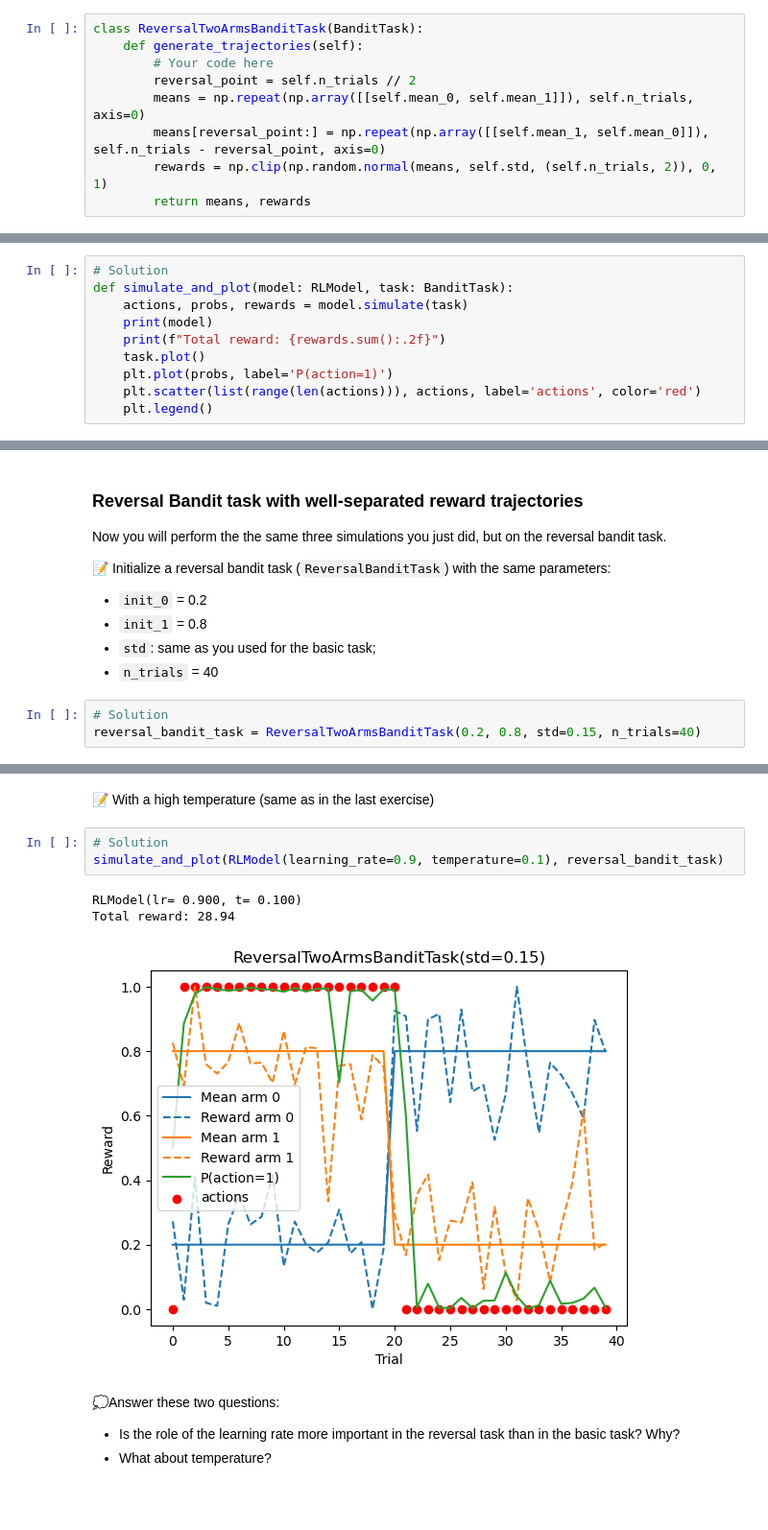
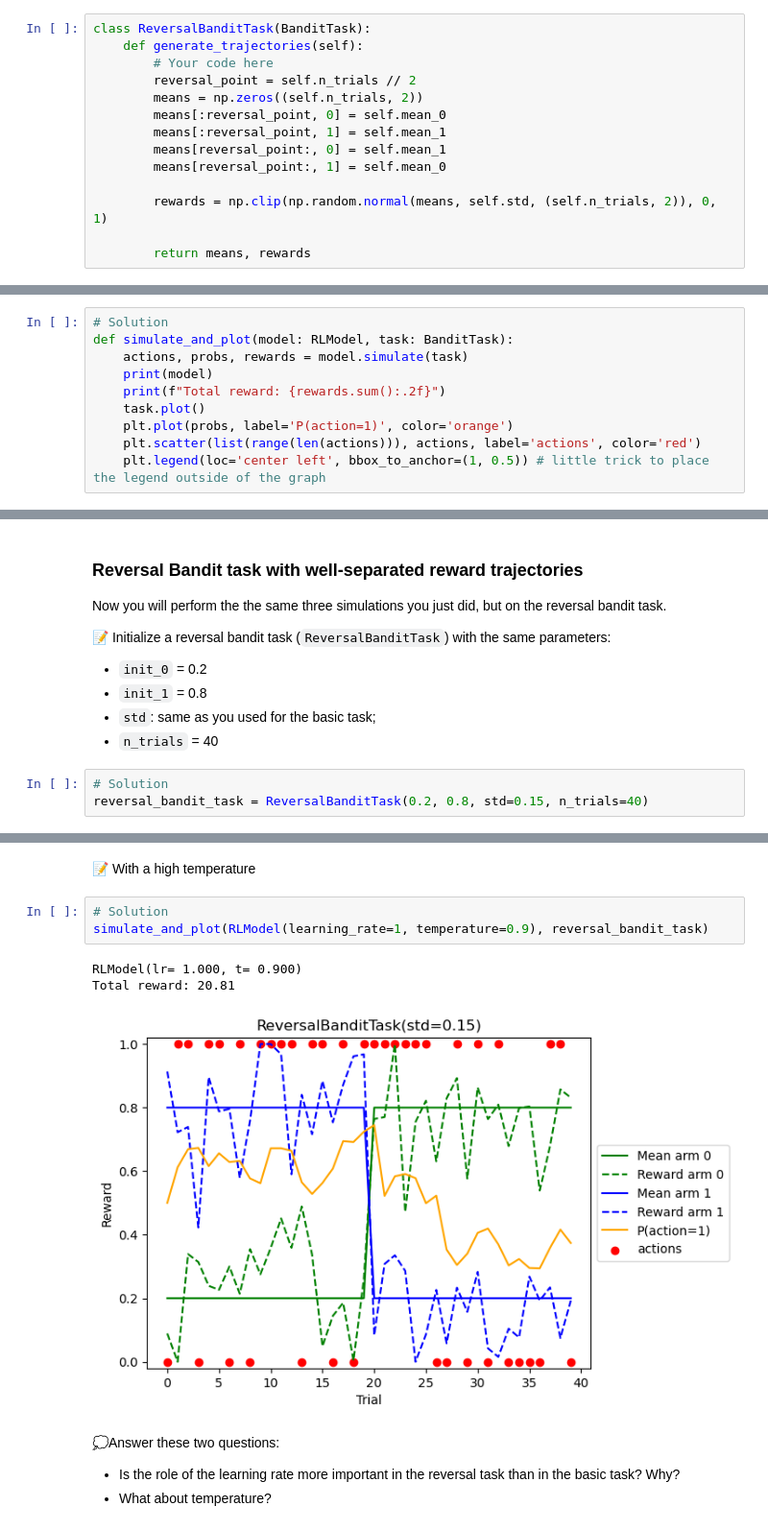
Before and after one commit to easiryne/cognitive-modeling-lab, a Jupyter notebook: TD_4/td4_solution.ipynb, the cells around one changed output, grey strips where cells are left out. Shown at 96% size. Cells and saved outputs as stored; diff of their text form; blank space fills up the shorter version.

```diff
--- a/TD_4/td4_solution.ipynb
+++ b/TD_4/td4_solution.ipynb
@@ -137,9 +139,14 @@ You can use the unit tests below to check if your implementation is correct.
 # %%
-class ReversalTwoArmsBanditTask(BanditTask):
+class ReversalBanditTask(BanditTask):
     def generate_trajectories(self):
         # Your code here
         reversal_point = self.n_trials // 2
-        means = np.repeat(np.array([[self.mean_0, self.mean_1]]), self.n_trials, axis=0)
-        means[reversal_point:] = np.repeat(np.array([[self.mean_1, self.mean_0]]), self.n_trials - reversal_point, axis=0)
+        means = np.zeros((self.n_trials, 2))
+        means[:reversal_point, 0] = self.mean_0
+        means[:reversal_point, 1] = self.mean_1
+        means[reversal_point:, 0] = self.mean_1
+        means[reversal_point:, 1] = self.mean_0
+
         rewards = np.clip(np.random.normal(means, self.std, (self.n_trials, 2)), 0, 1)
+
         return means, rewards
@@ -282,9 +299,9 @@ def simulate_and_plot(model: RLModel, task: BanditTask):
     print(model)
     print(f"Total reward: {rewards.sum():.2f}")
     task.plot()
-    plt.plot(probs, label='P(action=1)')
+    plt.plot(probs, label='P(action=1)', color='orange')
     plt.scatter(list(range(len(actions))), actions, label='actions', color='red')
-    plt.legend()
+    plt.legend(loc='center left', bbox_to_anchor=(1, 0.5)) # little trick to place the legend outside of the graph
 # %% [markdown]
 Execute your function here to see if it works correctly.
 # %%
@@ -353,5 +370,5 @@ Now you will perform the the same three simulations you just did, but on the rev
 - `n_trials` = 40
 # %%
 # Solution
-reversal_bandit_task = ReversalTwoArmsBanditTask(0.2, 0.8, std=0.15, n_trials=40)
+reversal_bandit_task = ReversalBanditTask(0.2, 0.8, std=0.15, n_trials=40)
 # %% [markdown]
@@ -375,12 +392,12 @@ Total reward: 21.02
 # %% [markdown]
-📝 With a high temperature (same as in the last exercise)
+📝 With a high temperature
 # %%
 # Solution
-simulate_and_plot(RLModel(learning_rate=0.9, temperature=0.1), reversal_bandit_task)
+simulate_and_plot(RLModel(learning_rate=1, temperature=0.9), reversal_bandit_task)
 # %% [output]
-RLModel(lr= 0.900, t= 0.100)
-Total reward: 28.94
+RLModel(lr= 1.000, t= 0.900)
+Total reward: 20.81
-[figure, old version]
+[figure, new version]
 # %% [markdown]
 💭Answer these two questions:
 - Is the role of the learning rate more important in the reversal task than in the basic task? Why?
```
Also changed, not shown: parts of 89 cells of this notebook, 4 other files.
